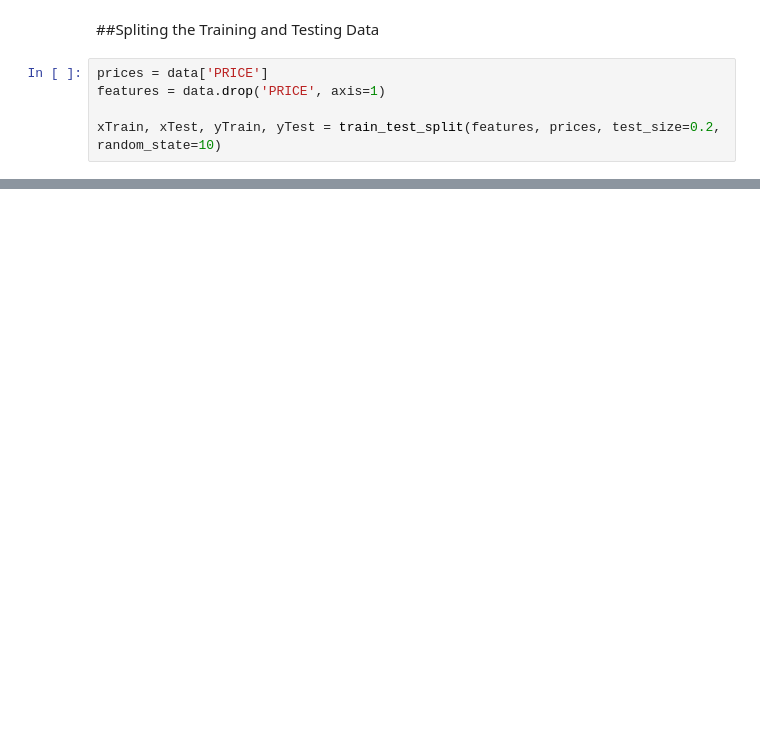
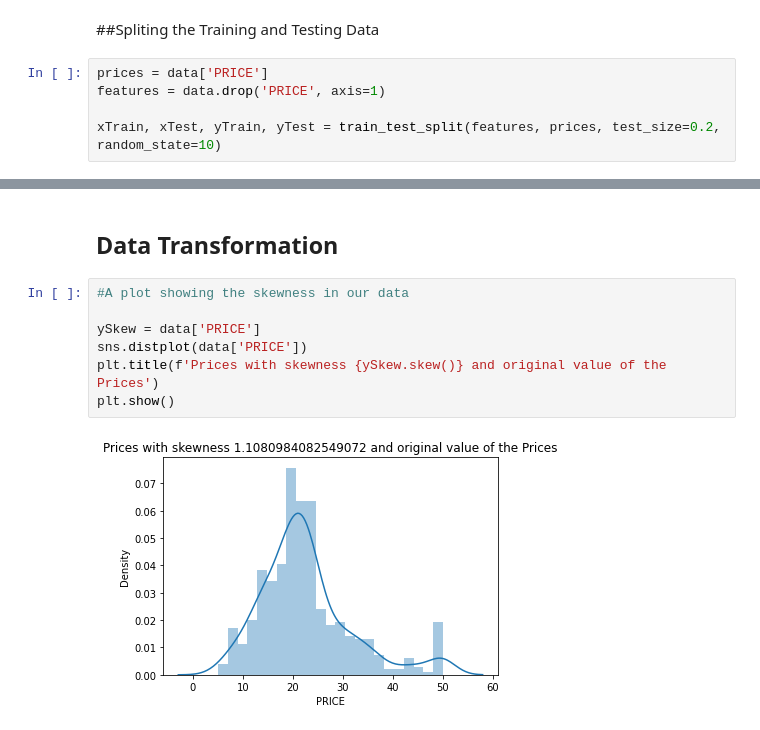
Before and after one commit to makhijakabir/machine-learning, a Jupyter notebook: multivariateRegressionBHP.ipynb, the cells around one changed output, grey strips where cells are left out. Saved outputs shown, nothing was run; the diff lists cells and outputs as text; blank space fills up the shorter version.

```diff
--- a/multivariateRegressionBHP.ipynb
+++ b/multivariateRegressionBHP.ipynb
@@ -293,0 +323,11 @@ xTrain, xTest, yTrain, yTest = train_test_split(features, prices, test_size=0.2,
+# %% [markdown]
+## Data Transformation
+# %%
+#A plot showing the skewness in our data
+
+ySkew = data['PRICE']
+sns.distplot(data['PRICE'])
+plt.title(f'Prices with skewness {ySkew.skew()} and original value of the Prices')
+plt.show()
+# %% [output]
+[figure, added]
```
Also changed, not shown: parts of 11 cells of this notebook.
